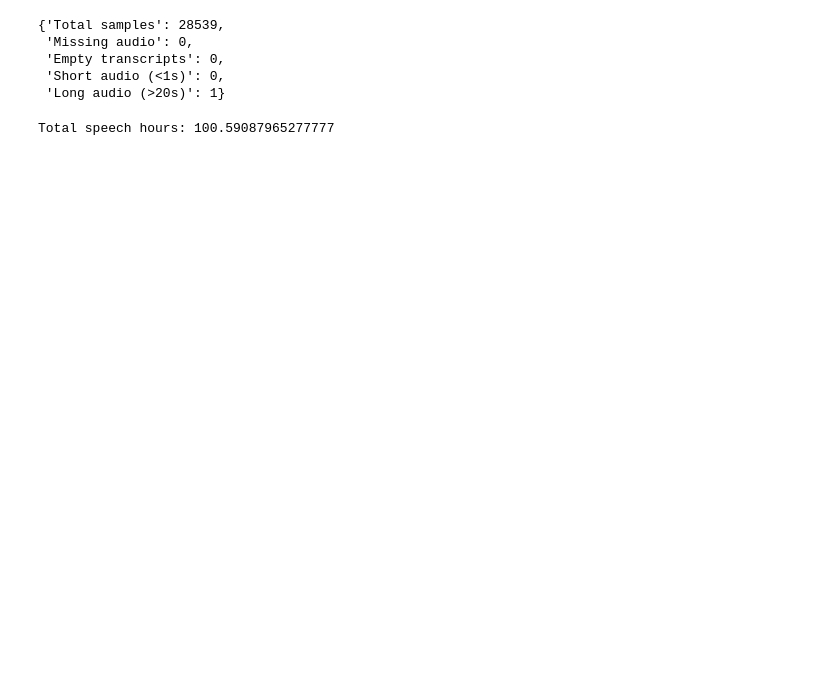
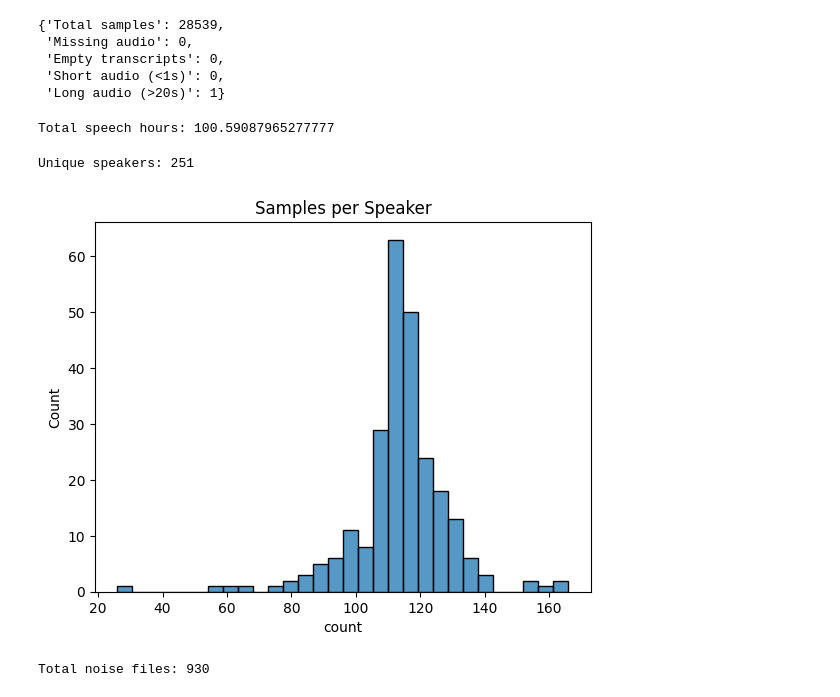
Before and after one commit to madesh405/noise-robust-speech-recognition, a Jupyter notebook: notebooks/Data_Understanding_and_EDA.ipynb, the cells around one changed output. Drawn from its saved outputs; the diff is of its cells as text; code cells hidden in the pictures; blank space fills up the shorter version.

```diff
--- a/notebooks/Data_Understanding_and_EDA.ipynb
+++ b/notebooks/Data_Understanding_and_EDA.ipynb
@@ -269,3 +283,31 @@ total_hours = df["duration"].sum() / 3600
 print("Total speech hours:", total_hours)
 # %% [output]
 Total speech hours: 100.59087965277777
+# %%
+df["speaker_id"] = df["file_id"].apply(lambda x: x.split("-")[0])
+
+print("Unique speakers:", df["speaker_id"].nunique())
+
+speaker_counts = df["speaker_id"].value_counts()
+
+sns.histplot(speaker_counts, bins=30)
+plt.title("Samples per Speaker")
+plt.show()
+# %% [output]
+Unique speakers: 251
+[figure, added]
+# %%
+import os
+
+NOISE_PATH = "../data/musan/noise"   # adjust if needed
+
+noise_files = []
+
+for root, dirs, files in os.walk(NOISE_PATH):
+    for file in files:
+        if file.endswith(".wav"):
+            noise_files.append(os.path.join(root, file))
+
+print("Total noise files:", len(noise_files))
+# %% [output]
+Total noise files: 930
```
Also changed, not shown: parts of 8 cells of this notebook.
